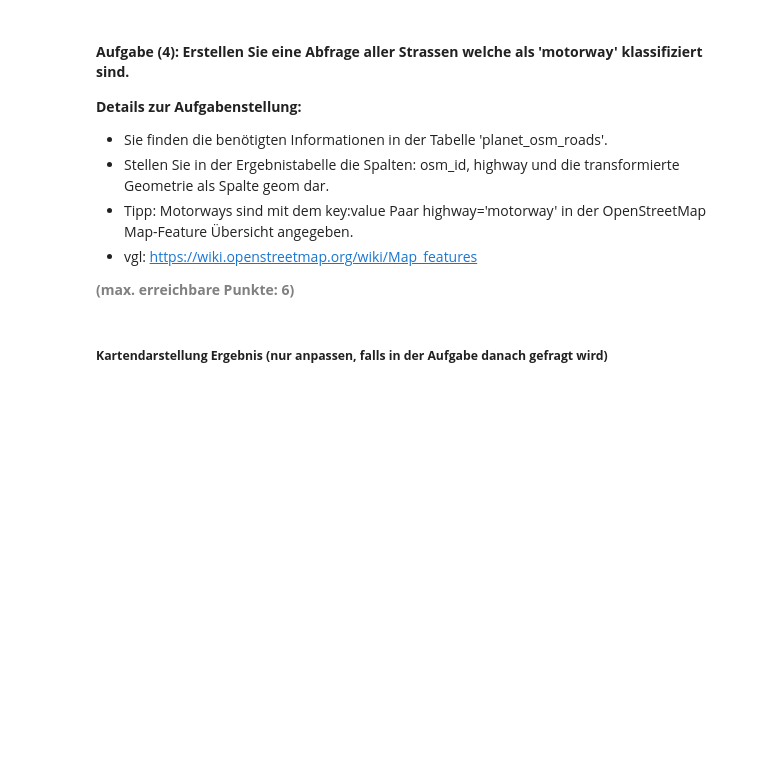
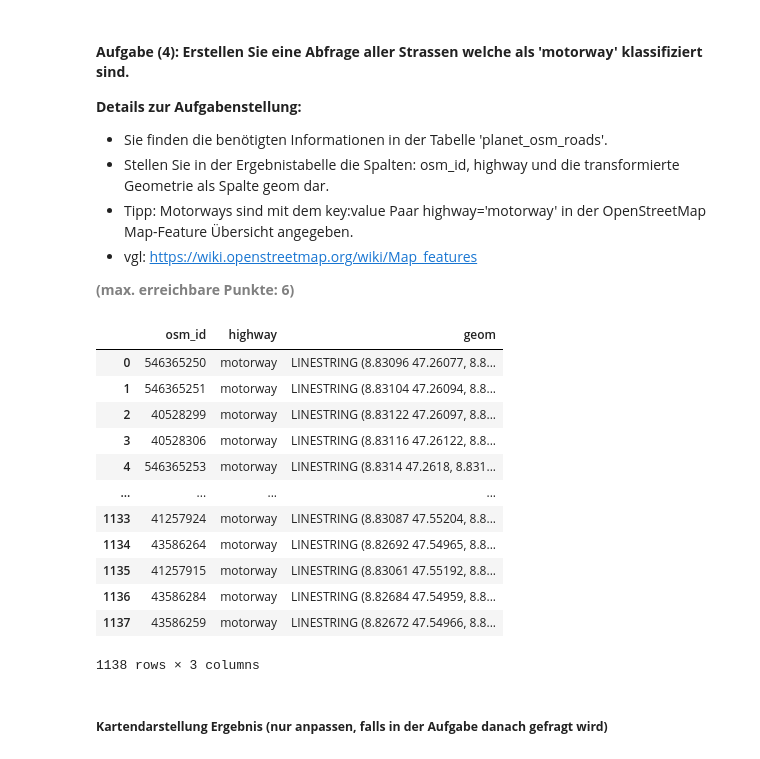
Before and after one commit to migifor-forstmi4/python_postgresql_postgis, a Jupyter notebook: AP03_Management_Raeumliche_Daten.ipynb, the cells around one changed output. Drawn from its saved outputs; the diff is of its cells as text; code cells hidden in the pictures; blank space fills up the shorter version.

```diff
--- a/AP03_Management_Raeumliche_Daten.ipynb
+++ b/AP03_Management_Raeumliche_Daten.ipynb
@@ -384,21 +386,40 @@ m
 # %%
 # Engine für Datenbankverbindung erstellen
 engine = create_engine(db_connection_url)
 
 # Ergänzen Sie die SQL-Abfrage, um die Aufgabe zu lösen
 sql = """SELECT
+            p.osm_id,
+            p.highway,
+            st_transform(p.way::geometry, 4326) AS geom
          FROM
+            planet_osm_roads AS p
          WHERE
+            p.highway = 'motorway'
      ;"""
 
 # Ergebnis in GeoDataFrame abspeichern
 gdf = gpd.GeoDataFrame.from_postgis(sql, engine)
 
 # Datenbankverbindung trennen
 engine.dispose()
 
 # Zeigen des GeoDataFrames
 gdf
+# %% [output]
+|  | osm_id | highway | geom |
+| 0 | 546365250 | motorway | LINESTRING (8.83096 47.26077, 8.8... |
+| 1 | 546365251 | motorway | LINESTRING (8.83104 47.26094, 8.8... |
+| 2 | 40528299 | motorway | LINESTRING (8.83122 47.26097, 8.8... |
+| 3 | 40528306 | motorway | LINESTRING (8.83116 47.26122, 8.8... |
+| 4 | 546365253 | motorway | LINESTRING (8.8314 47.2618, 8.831... |
+| ... | ... | ... | ... |
+| 1133 | 41257924 | motorway | LINESTRING (8.83087 47.55204, 8.8... |
+| 1134 | 43586264 | motorway | LINESTRING (8.82692 47.54965, 8.8... |
+| 1135 | 41257915 | motorway | LINESTRING (8.83061 47.55192, 8.8... |
+| 1136 | 43586284 | motorway | LINESTRING (8.82684 47.54959, 8.8... |
+| 1137 | 43586259 | motorway | LINESTRING (8.82672 47.54966, 8.8... |
+1138 rows × 3 columns
 # %% [markdown]
 ##### <b>Kartendarstellung Ergebnis (nur anpassen, falls in der Aufgabe danach gefragt wird)</b>
 # %%
```
Also changed, not shown: parts of 4 cells of this notebook.
